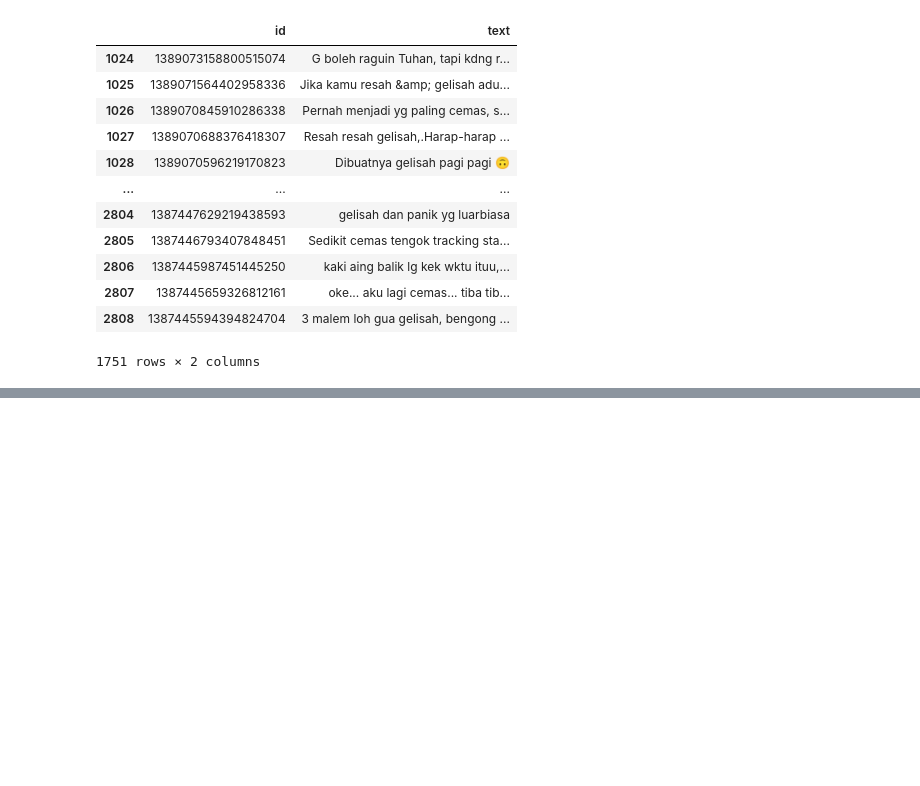
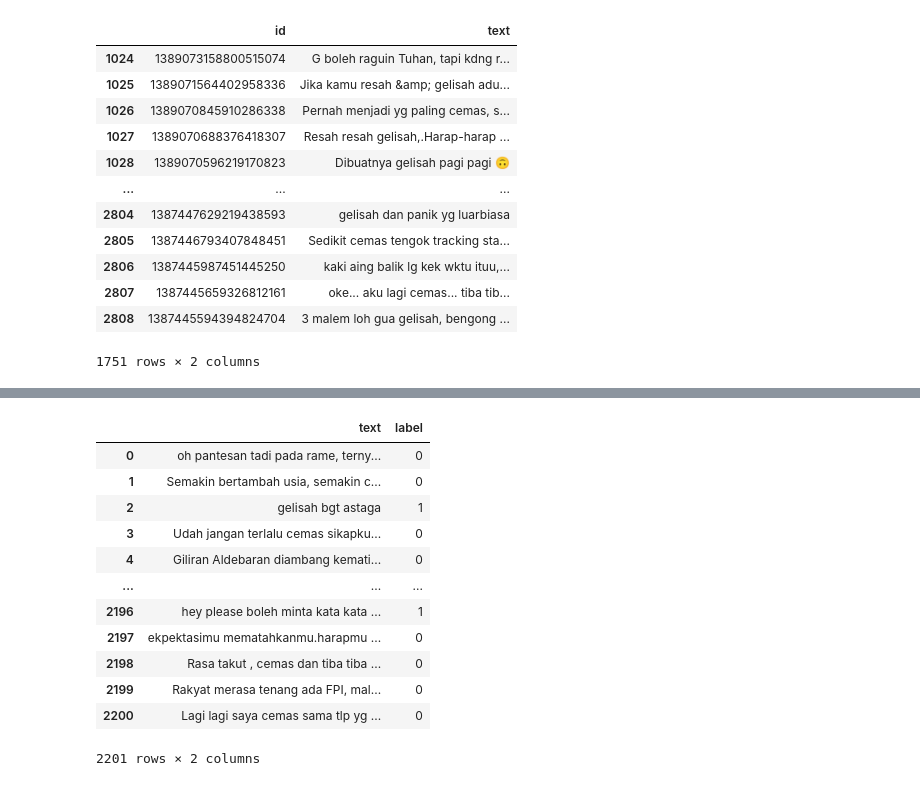
Before and after one commit to b21-cap0029/bangkit-capstone, a Jupyter notebook: ml/dataset/annotator/annotate_split.ipynb, the cells around one changed output, grey strips where cells are left out. Drawn from its saved outputs; the diff is of its cells as text; code cells hidden in the pictures; blank space fills up the shorter version.

```diff
--- a/ml/dataset/annotator/annotate_split.ipynb
+++ b/ml/dataset/annotator/annotate_split.ipynb
@@ -289,0 +382,18 @@ df[1000:].to_csv('additional.csv', index=False)
+# %%
+train_final = pd.concat([current_train, annotated_additional[:1301]], axis=0)
+train_final = train_final.sample(frac=1, random_state=15).reset_index(drop=True)
+train_final
+# %% [output]
+|  | text | label |
+| 0 | oh pantesan tadi pada rame, terny... | 0 |
+| 1 | Semakin bertambah usia, semakin c... | 0 |
+| 2 | gelisah bgt astaga | 1 |
+| 3 | Udah jangan terlalu cemas sikapku... | 0 |
+| 4 | Giliran Aldebaran diambang kemati... | 0 |
+| ... | ... | ... |
+| 2196 | hey please boleh minta kata kata ... | 1 |
+| 2197 | ekpektasimu mematahkanmu.harapmu ... | 0 |
+| 2198 | Rasa takut , cemas dan tiba tiba ... | 0 |
+| 2199 | Rakyat merasa tenang ada FPI, mal... | 0 |
+| 2200 | Lagi lagi saya cemas sama tlp yg ... | 0 |
+2201 rows × 2 columns
```
Also changed, not shown: parts of 16 cells of this notebook, 6 other files.
